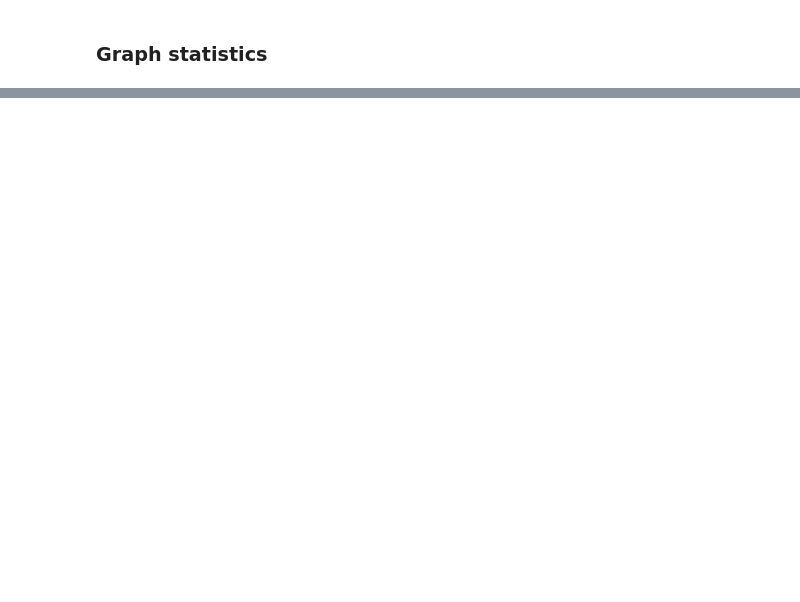
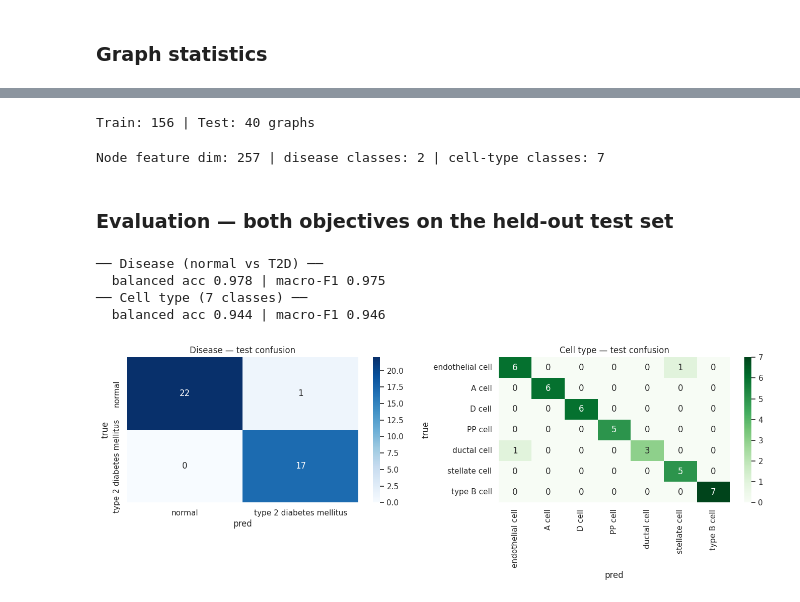
Before and after one commit to Multiomics-Analytics-Group/gea, a Jupyter notebook: docs/tutorial/tutorial-t2d.ipynb, the cells around one changed output, grey strips where cells are left out. Drawn from its saved outputs; the diff is of its cells as text; code cells hidden in the pictures; blank space fills up the shorter version.

Commit message:
:rocket: deployed GNN training in dataset

```diff
--- a/docs/tutorial/tutorial-t2d.ipynb
+++ b/docs/tutorial/tutorial-t2d.ipynb
@@ -572,0 +544,36 @@ Passing `palette` without assigning `hue` is deprecated and will be removed in v
+# %%
+from sklearn.model_selection import train_test_split
+from torch_geometric.loader import DataLoader
+
+# Stratified 80/20 split by disease (same as IBD, which stratified by its phenotype label).
+train_graphs, test_graphs = train_test_split(
+    t2d_graphs, test_size=0.2, random_state=42, stratify=[g.y.item() for g in t2d_graphs],
+)
+train_loader = DataLoader(train_graphs, batch_size=32, shuffle=True)
+test_loader  = DataLoader(test_graphs,  batch_size=32, shuffle=False)
+embed_loader = DataLoader(t2d_graphs,   batch_size=32, shuffle=False)   # all graphs, for SAE/GEA later
+print(f"Train: {len(train_graphs)} | Test: {len(test_graphs)} graphs")
+# %% [output]
+Train: 156 | Test: 40 graphs
+# %%
+from gea.gea import set_seed, GNNModel
+import torch
+
+set_seed(42)  # reproducible weight init
+device = torch.device("cuda" if torch.cuda.is_available() else "cpu")
+
+in_dim       = t2d_graphs[0].x.shape[1]                       # 1 expr + 256 ESM-2 PCA
+n_classes    = len(sorted({g.y.item() for g in t2d_graphs}))  # 2: normal, T2D
+n_classes_ct = len(sorted({g.y_ct.item() for g in t2d_graphs}))  # 7 cell types
+d_z          = 128
+
+gnn = GNNModel(
+    in_channels=in_dim,
+    n_classes=n_classes,
+    n_classes_ct=n_classes_ct,     # <-- enables the second (cell-type) head
+    latent_dim=d_z,
+    input_proj_dim=None,
+).to(device)
+print(f"Node feature dim: {in_dim} | disease classes: {n_classes} | cell-type classes: {n_classes_ct}")
+# %% [output]
+Node feature dim: 257 | disease classes: 2 | cell-type classes: 7
@@ -572,0 +595,37 @@ Passing `palette` without assigning `hue` is deprecated and will be removed in v
+# %% [markdown]
+### Evaluation — both objectives on the held-out test set
+# %%
+from sklearn.metrics import balanced_accuracy_score, f1_score, confusion_matrix
+import numpy as np, matplotlib.pyplot as plt, seaborn as sns
+
+gnn.eval()
+yd_true, yd_pred, yc_true, yc_pred = [], [], [], []
+with torch.no_grad():
+    for batch in test_loader:
+        batch = batch.to(device)
+        _, pred_class, pred_class_ct = gnn(batch)
+        yd_true += batch.y.cpu().tolist();    yd_pred += pred_class.argmax(-1).cpu().tolist()
+        yc_true += batch.y_ct.cpu().tolist(); yc_pred += pred_class_ct.argmax(-1).cpu().tolist()
+
+print("── Disease (normal vs T2D) ──")
+print(f"  balanced acc {balanced_accuracy_score(yd_true, yd_pred):.3f} | "
+      f"macro-F1 {f1_score(yd_true, yd_pred, average='macro'):.3f}")
+print("── Cell type (7 classes) ──")
+print(f"  balanced acc {balanced_accuracy_score(yc_true, yc_pred):.3f} | "
+      f"macro-F1 {f1_score(yc_true, yc_pred, average='macro'):.3f}")
+
+fig, ax = plt.subplots(1, 2, figsize=(14, 5))
+sns.heatmap(confusion_matrix(yd_true, yd_pred), annot=True, fmt="d", cmap="Blues",
+            xticklabels=disease_names, yticklabels=disease_names, ax=ax[0])
+ax[0].set_title("Disease — test confusion"); ax[0].set_xlabel("pred"); ax[0].set_ylabel("true")
+sns.heatmap(confusion_matrix(yc_true, yc_pred), annot=True, fmt="d", cmap="Greens",
+            xticklabels=[c.replace("pancreatic ", "") for c in ct_names],
+            yticklabels=[c.replace("pancreatic ", "") for c in ct_names], ax=ax[1])
+ax[1].set_title("Cell type — test confusion"); ax[1].set_xlabel("pred"); ax[1].set_ylabel("true")
+plt.tight_layout(); plt.show()
+# %% [output]
+── Disease (normal vs T2D) ──
+  balanced acc 0.978 | macro-F1 0.975
+── Cell type (7 classes) ──
+  balanced acc 0.944 | macro-F1 0.946
+[figure, added]
```
Also changed, not shown: parts of 23 cells of this notebook.
